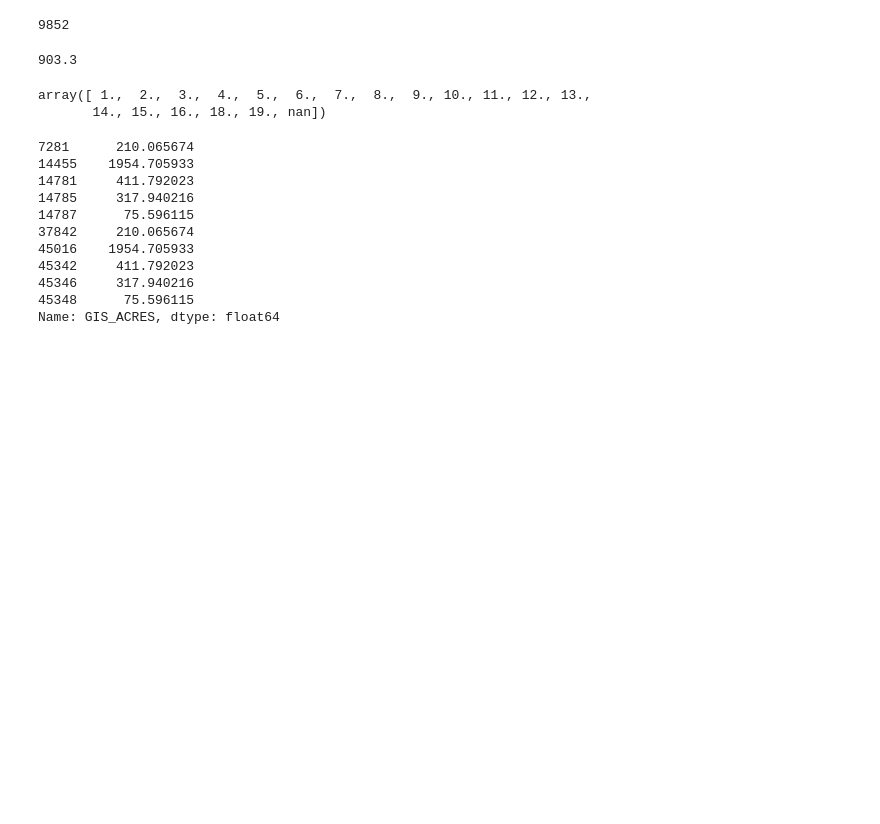
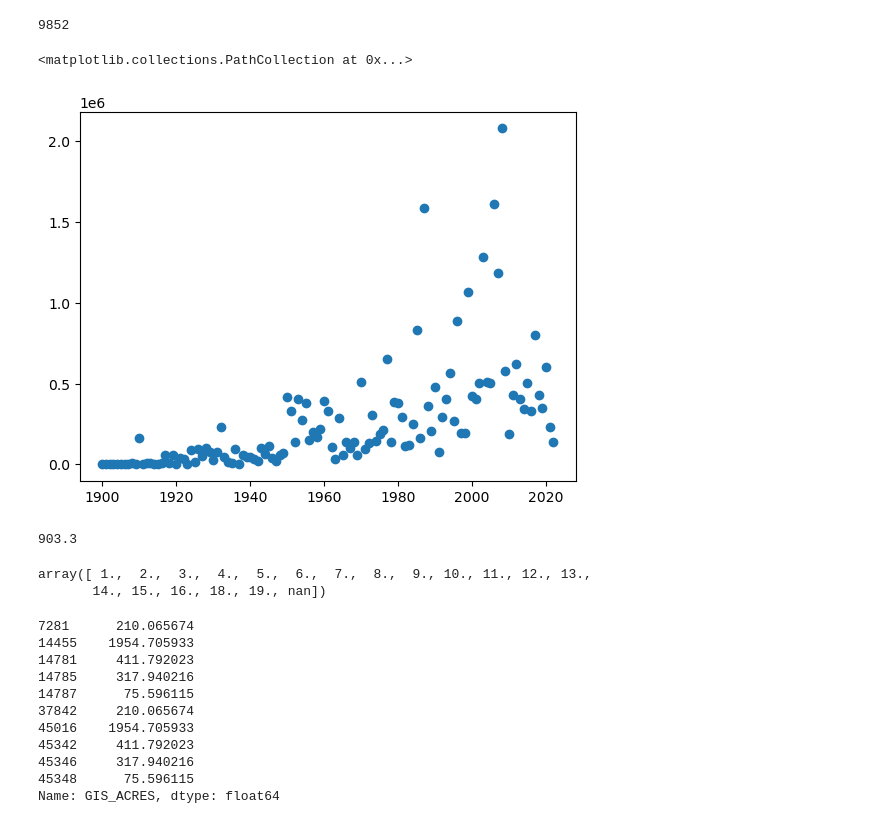
Before and after one commit to ternarysrche/rmp-wildfire, a Jupyter notebook: cal-fire-perimeters.ipynb, the cells around one changed output. Cells and saved outputs as stored; diff of their text form; code cells hidden in the pictures; blank space fills up the shorter version.

```diff
--- a/cal-fire-perimeters.ipynb
+++ b/cal-fire-perimeters.ipynb
@@ -111,0 +131,18 @@ len(fires.loc[(fires["YEAR_"] >= "2000") & (fires["YEAR_"] <= "2019")])/20
+# %%
+# fires = fires[~fires["MONTHYEAR"].isnull()]
+fires = fires[~fires["GIS_ACRES"].isnull()]
+# %%
+timebefore = []
+acresbefore = []
+freqbefore = []
+for year in range(1910, 2000):
+    freqbefore.append(len(fires.loc[(fires["YEAR_"] == year)]))
+    acresbefore.append(np.sum(fires.loc[(fires["YEAR"] == year)]["GIS_ACRES"]))
+    timebefore.append(year)
+timeafter = []
+acresafter = []
+freqafter = []
+for year in range(2000, 2023):
+    freqafter.append(len(fires.loc[(fires["YEAR"] == year)]))
+    acresafter.append(np.sum(fires.loc[(fires["YEAR"] == year)]["GIS_ACRES"]))
+    timeafter.append(year)
@@ -122,6 +253,17 @@ fires.head()
 # %%
 # %% [output]
 9852
+# %%
+y = []
+x = []
+for year in range(1900,2023, 1):
+    x.append(year)
+    y.append(np.sum(fires.loc[(fires["YEAR"] == year)]["GIS_ACRES"]))
+plt.scatter(x,y)
+# plt.show()
+# %% [output]
+<matplotlib.collections.PathCollection at 0x...>
+[figure, added]
 # %%
 # %% [output]
 903.3
```
Also changed, not shown: parts of 12 cells of this notebook, 1 other file.
